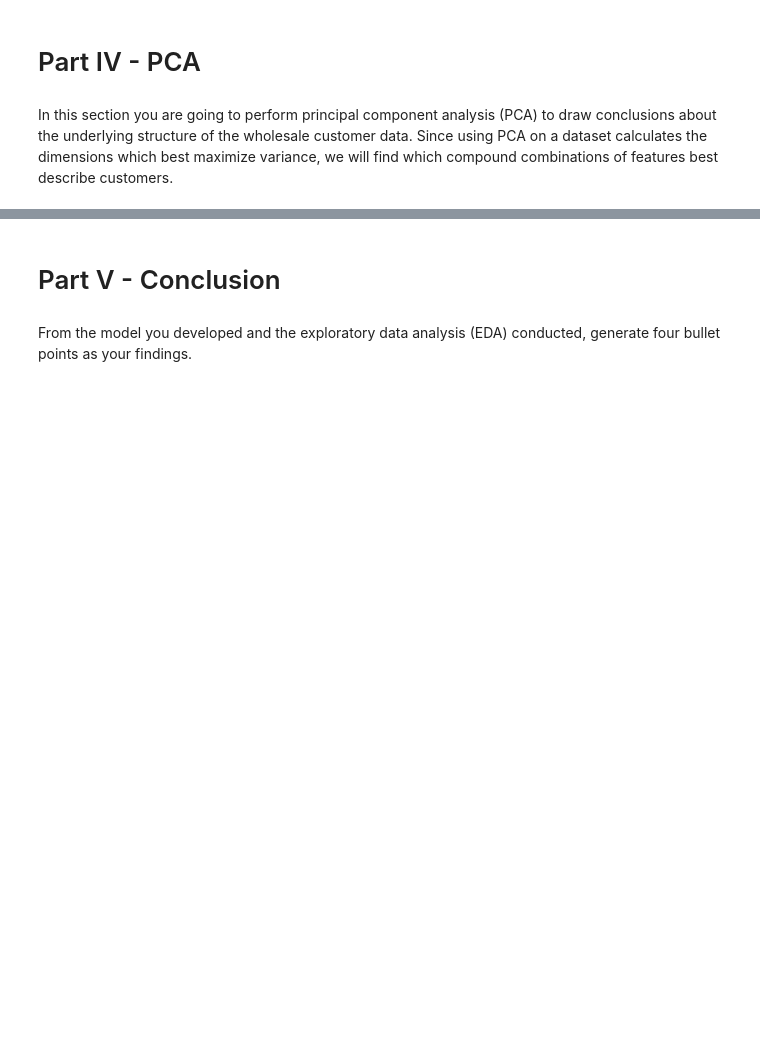
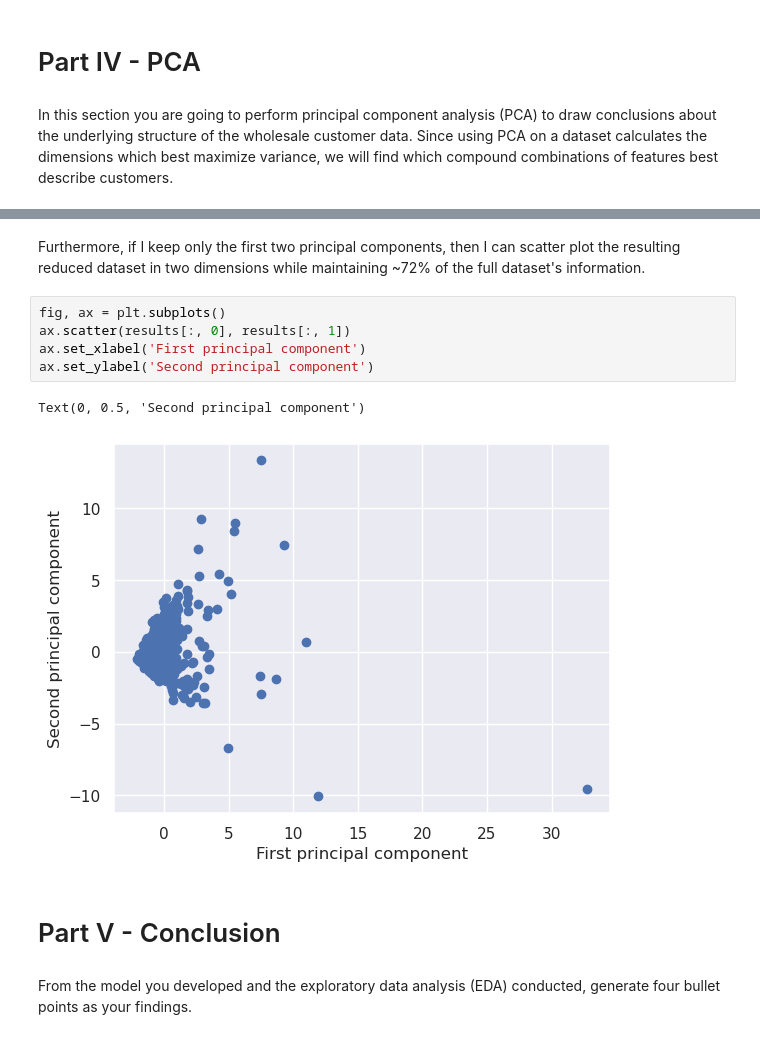
Before and after one commit to harnettd/ml-project-unsupervised-learning, a Jupyter notebook: Unsupervised Learning - Project.ipynb, the cells around one changed output, grey strips where cells are left out. Drawn from its saved outputs; the diff is of its cells as text; blank space fills up the shorter version.

```diff
--- a/Unsupervised Learning - Project.ipynb
+++ b/Unsupervised Learning - Project.ipynb
@@ -384,3 +440,13 @@ In this section you are going to perform principal component analysis (PCA) to d
+# %% [markdown]
+Furthermore, if I keep only the first two principal components, then I can scatter plot the resulting reduced dataset in two dimensions while maintaining ~72% of the full dataset's information.
+# %%
+fig, ax = plt.subplots()
+ax.scatter(results[:, 0], results[:, 1])
+ax.set_xlabel('First principal component')
+ax.set_ylabel('Second principal component')
+# %% [output]
+Text(0, 0.5, 'Second principal component')
+[figure, added]
 # %% [markdown]
 # Part V - Conclusion
 # %% [markdown]
```
Also changed, not shown: parts of 7 cells of this notebook.
